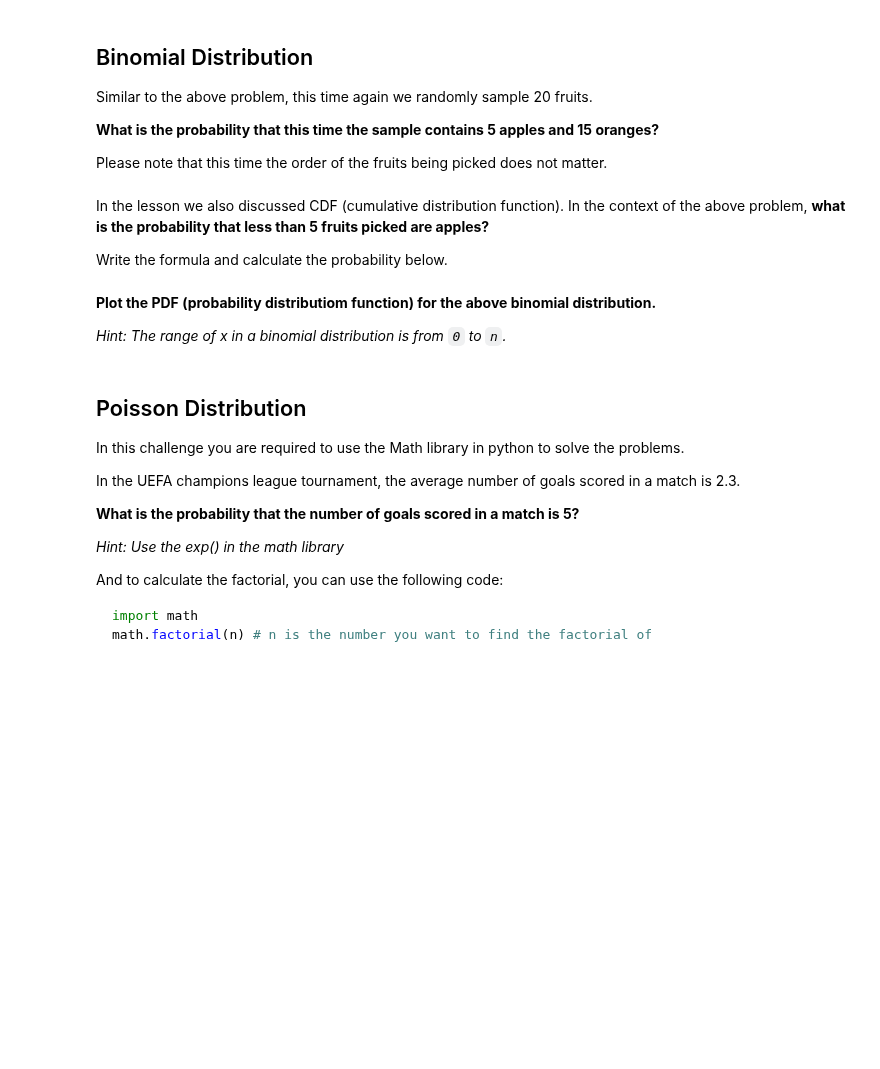
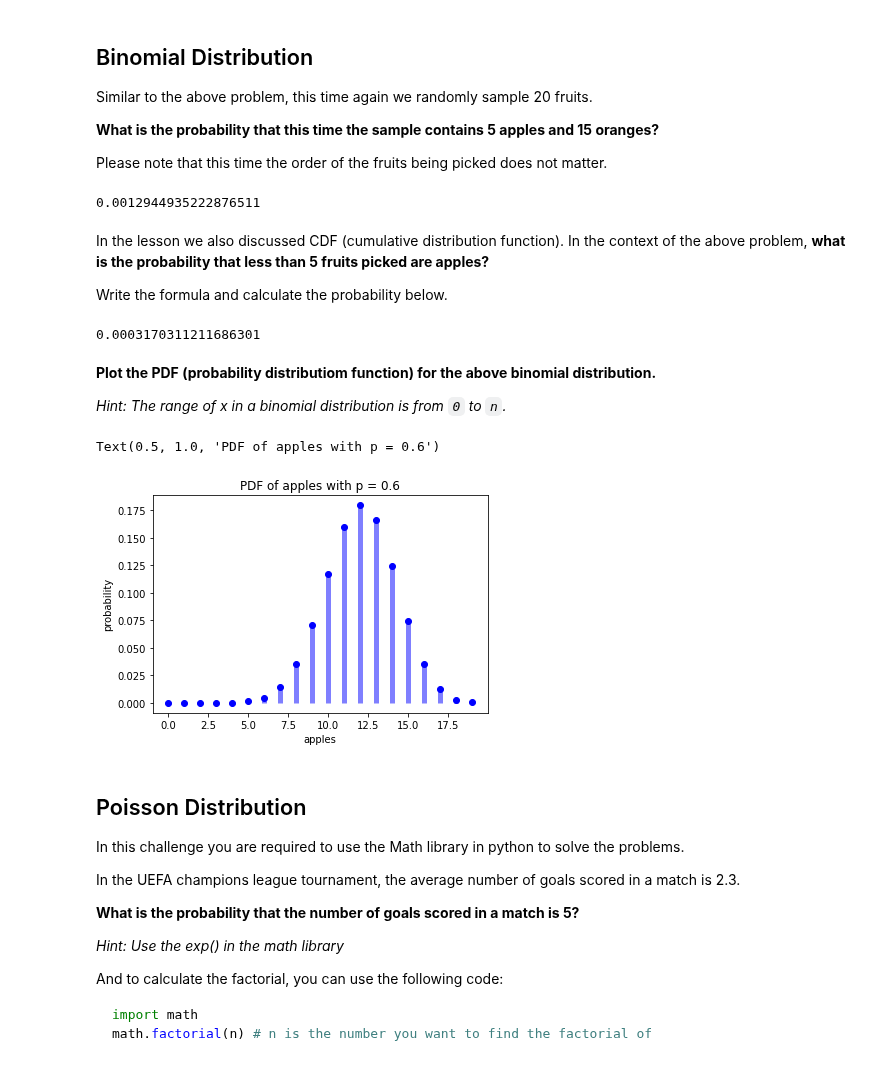
Before and after one commit to paoloironhack/data_analytics062020, a Jupyter notebook: labs/module_2/30-Discrete-probability-distribution/your-code/main.ipynb, the cells around one changed output. Cells and saved outputs as stored; diff of their text form; code cells hidden in the pictures; blank space fills up the shorter version.

```diff
--- a/labs/module_2/30-Discrete-probability-distribution/your-code/main.ipynb
+++ b/labs/module_2/30-Discrete-probability-distribution/your-code/main.ipynb
@@ -50,9 +70,26 @@ Please note that this time the order of the fruits being picked does not matter.
+# %%
+# your code here
+
+# Sample 20 fruits
+n = 20
+
+# Probability that the fruit is an apple
+p = 0.6
+
+binomial = binom(n,p)
+
+print(binomial.pmf(5))
+# %% [output]
+0.0012944935222876511
 # %% [markdown]
 In the lesson we also discussed CDF (cumulative distribution function). In the context of the above problem, **what is the probability that less than 5 fruits picked are apples?**
 
 Write the formula and calculate the probability below.
 # %%
 # your code here
+print(binomial.cdf(4))
+# %% [output]
+0.0003170311211686301
 # %% [markdown]
 **Plot the PDF (probability distributiom function) for the above binomial distribution.**
 
@@ -63,3 +97,16 @@ Write the formula and calculate the probability below.
+# %%
+# your code here
+# Please label the axes and give a title to the plot
+x = np.arange(0, n)
+fig, ax = plt.subplots(1, 1)
+ax.plot(x, binom.pmf(x, n, p), 'bo')
+ax.vlines(x, 0, binom.pmf(x, n, p), colors='b', lw=5, alpha=0.5)
+ax.set_xlabel('apples')
+ax.set_ylabel('probability')
+ax.set_title('PDF of apples with p = 0.6')
+# %% [output]
+Text(0.5, 1.0, 'PDF of apples with p = 0.6')
+[figure, added]
 # %% [markdown]
 ## Poisson Distribution
 
```
Also changed, not shown: parts of 9 cells of this notebook, 6 other files.
